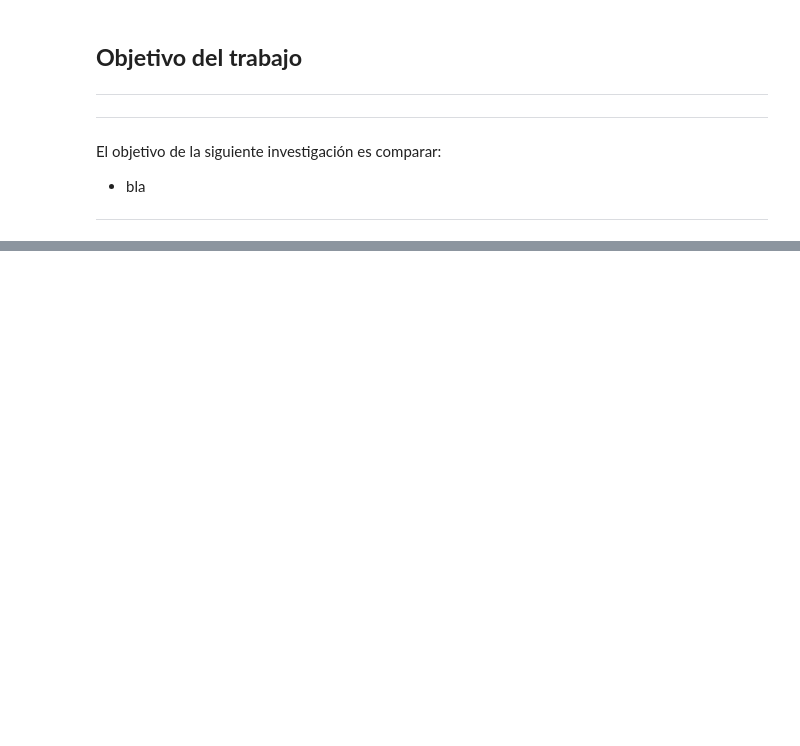
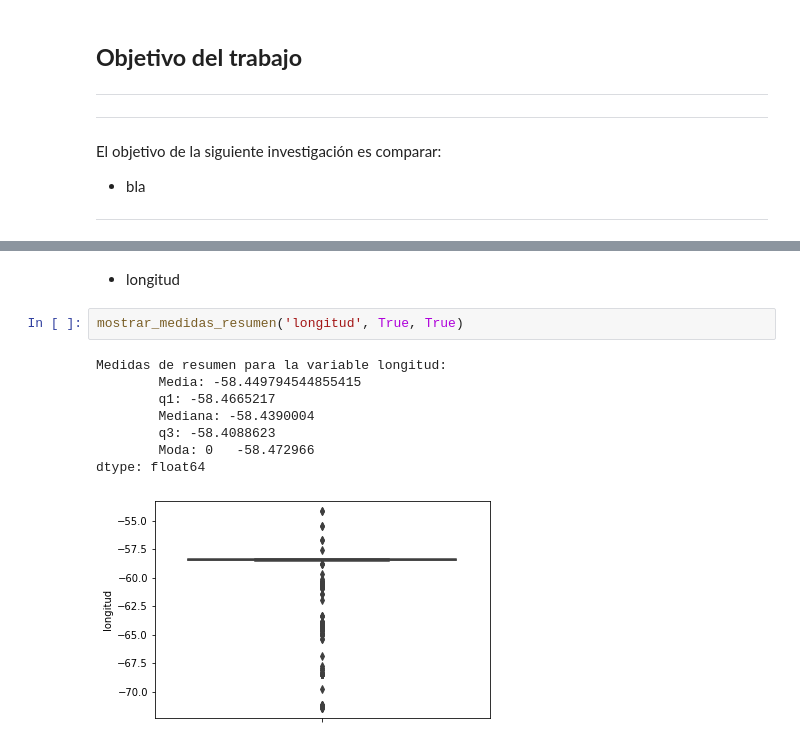
Before and after one commit to LucianoTrujillo/7506R-2C2022-GRUPO10, a Jupyter notebook: 7506R_TP1_GRUPO10_ENTREGA.ipynb, the cells around one changed output, grey strips where cells are left out. Drawn from its saved outputs; the diff is of its cells as text; blank space fills up the shorter version.

```diff
--- a/7506R_TP1_GRUPO10_ENTREGA.ipynb
+++ b/7506R_TP1_GRUPO10_ENTREGA.ipynb
@@ -90,0 +301,13 @@ Created in <span style='font-weight:600;margin-left:4px;'>Deepnote</span></a>
+# %% [markdown]
+- longitud
+# %%
+mostrar_medidas_resumen('longitud', True, True)
+# %% [output]
+Medidas de resumen para la variable longitud:
+        Media: -58.449794544855415
+        q1: -58.4665217
+        Mediana: -58.4390004
+        q3: -58.4088623
+        Moda: 0   -58.472966
+dtype: float64
+[figure, added]
```
Also changed, not shown: parts of 222 cells of this notebook.
